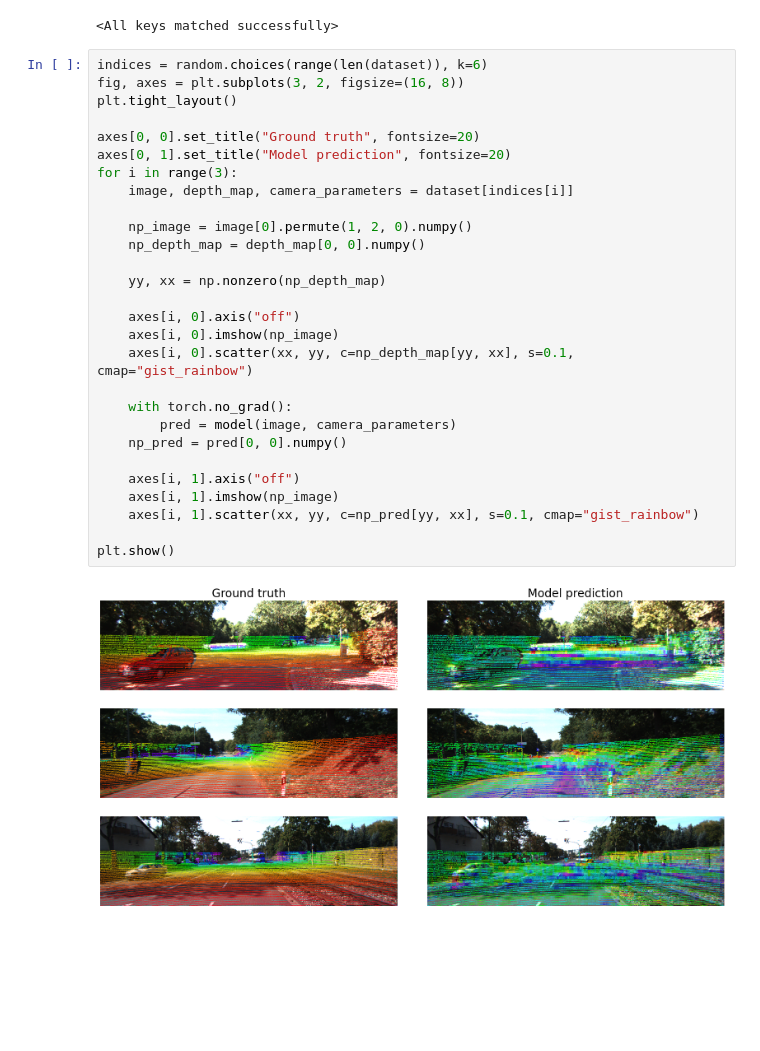
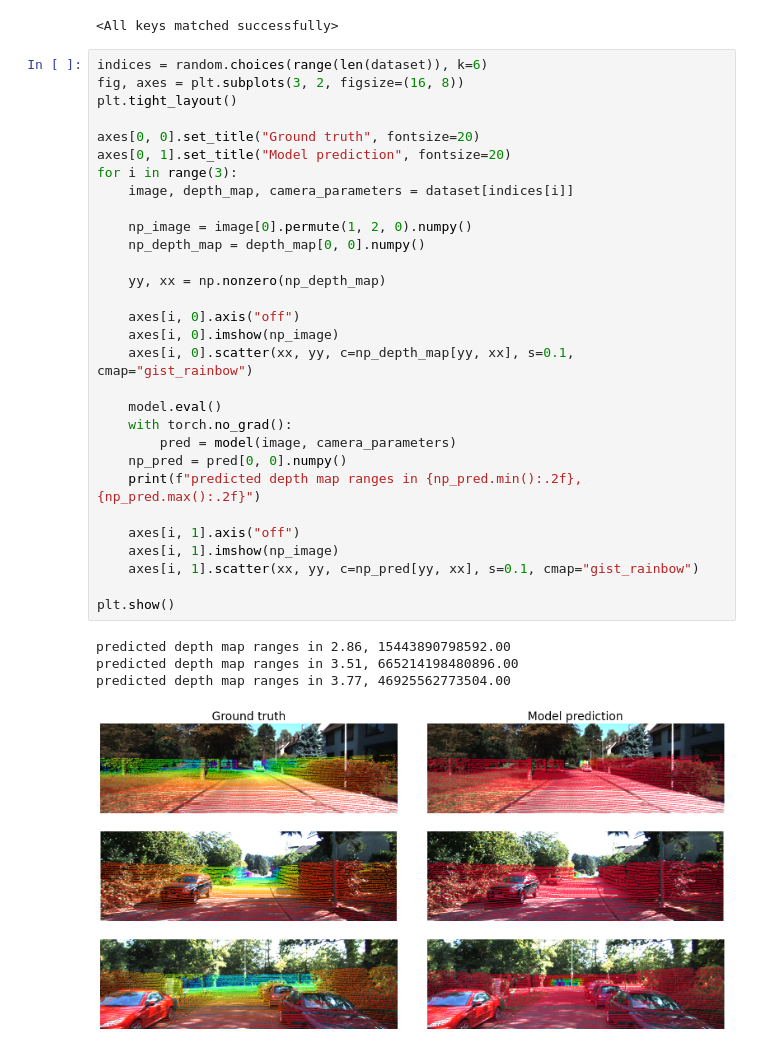
Before and after one commit to Habboista/thesis, a Jupyter notebook: visualize_models.ipynb, the cells around one changed output. Drawn from its saved outputs; the diff is of its cells as text; blank space fills up the shorter version.

Commit message:
Info is plotted in log scale. Did some epoch of training of eigen, there is an explosion problem of the output depth.

```diff
--- a/visualize_models.ipynb
+++ b/visualize_models.ipynb
@@ -30,30 +30,35 @@ model.load_state_dict(torch.load(checkpoint_path))
 # %%
 indices = random.choices(range(len(dataset)), k=6)
 fig, axes = plt.subplots(3, 2, figsize=(16, 8))
 plt.tight_layout()
 
 axes[0, 0].set_title("Ground truth", fontsize=20)
 axes[0, 1].set_title("Model prediction", fontsize=20)
 for i in range(3):
     image, depth_map, camera_parameters = dataset[indices[i]]
 
     np_image = image[0].permute(1, 2, 0).numpy()
     np_depth_map = depth_map[0, 0].numpy()
 
     yy, xx = np.nonzero(np_depth_map)
 
     axes[i, 0].axis("off")
     axes[i, 0].imshow(np_image)
     axes[i, 0].scatter(xx, yy, c=np_depth_map[yy, xx], s=0.1, cmap="gist_rainbow")
 
+    model.eval()
     with torch.no_grad():
         pred = model(image, camera_parameters)
     np_pred = pred[0, 0].numpy()
+    print(f"predicted depth map ranges in {np_pred.min():.2f}, {np_pred.max():.2f}")
 
     axes[i, 1].axis("off")
     axes[i, 1].imshow(np_image)
     axes[i, 1].scatter(xx, yy, c=np_pred[yy, xx], s=0.1, cmap="gist_rainbow")
 
 plt.show()
 # %% [output]
+predicted depth map ranges in 2.86, 15443890798592.00
+predicted depth map ranges in 3.51, 665214198480896.00
+predicted depth map ranges in 3.77, 46925562773504.00
-[figure, old version]
+[figure, new version]
```
Also changed, not shown: 7 other files.
